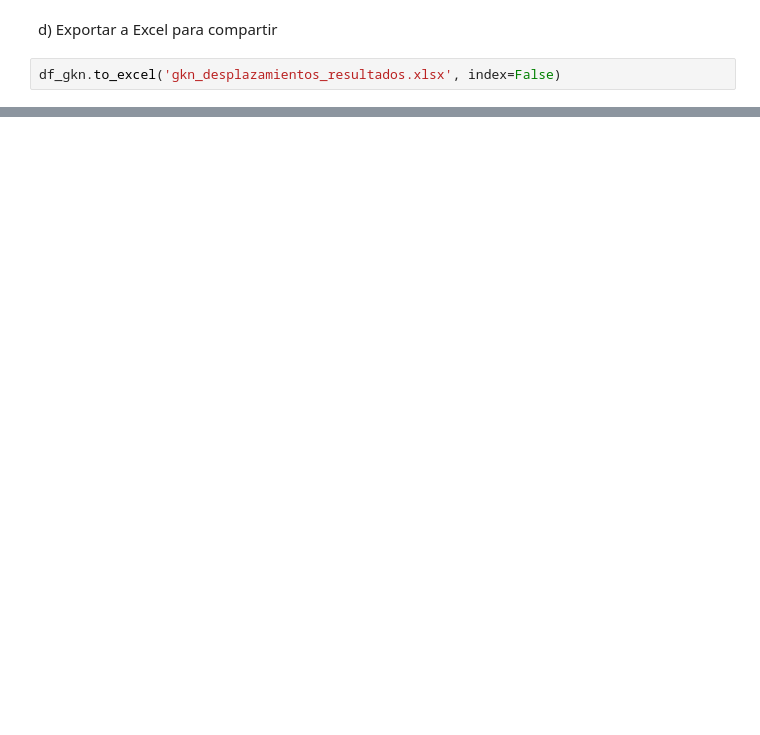
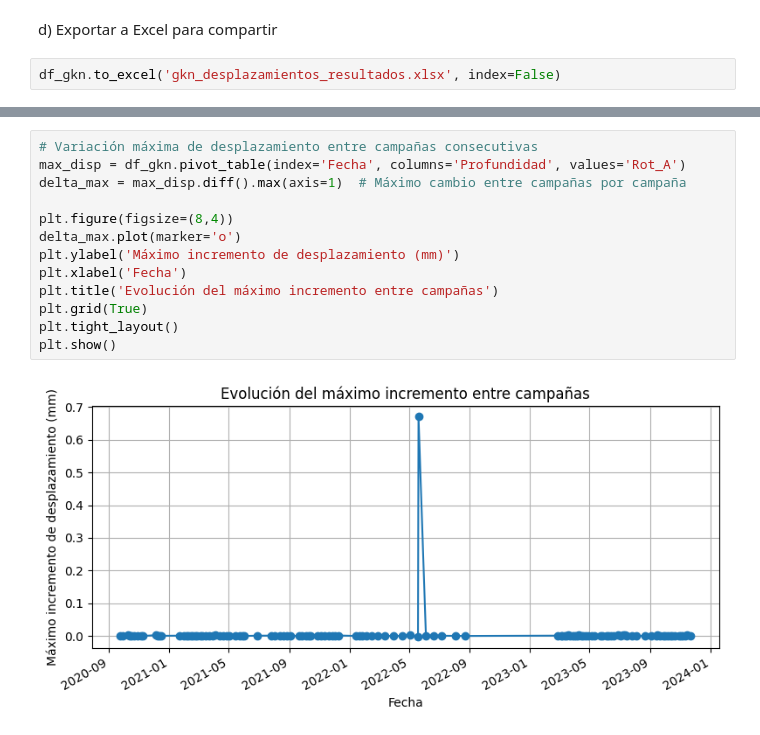
Before and after one commit to JorgeAccardi/auscultacion-presa, a Jupyter notebook: Análisis_de_Inclinómetros_(GKN).ipynb, the cells around one changed output, grey strips where cells are left out. Drawn from its saved outputs; the diff is of its cells as text; blank space fills up the shorter version.

```diff
--- a/Análisis_de_Inclinómetros_(GKN).ipynb
+++ b/Análisis_de_Inclinómetros_(GKN).ipynb
@@ -424,0 +505,15 @@ df_gkn.to_excel('gkn_desplazamientos_resultados.xlsx', index=False)
+# %%
+# Variación máxima de desplazamiento entre campañas consecutivas
+max_disp = df_gkn.pivot_table(index='Fecha', columns='Profundidad', values='Rot_A')
+delta_max = max_disp.diff().max(axis=1)  # Máximo cambio entre campañas por campaña
+
+plt.figure(figsize=(8,4))
+delta_max.plot(marker='o')
+plt.ylabel('Máximo incremento de desplazamiento (mm)')
+plt.xlabel('Fecha')
+plt.title('Evolución del máximo incremento entre campañas')
+plt.grid(True)
+plt.tight_layout()
+plt.show()
+# %% [output]
+[figure, added]
```
Also changed, not shown: parts of 6 cells of this notebook.
